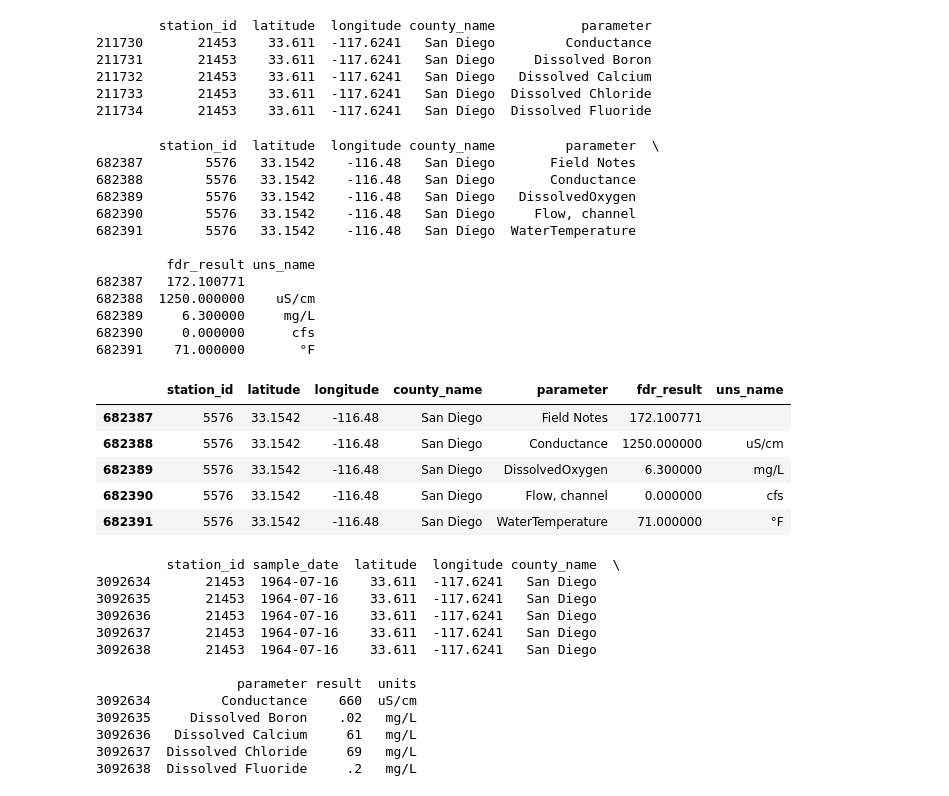
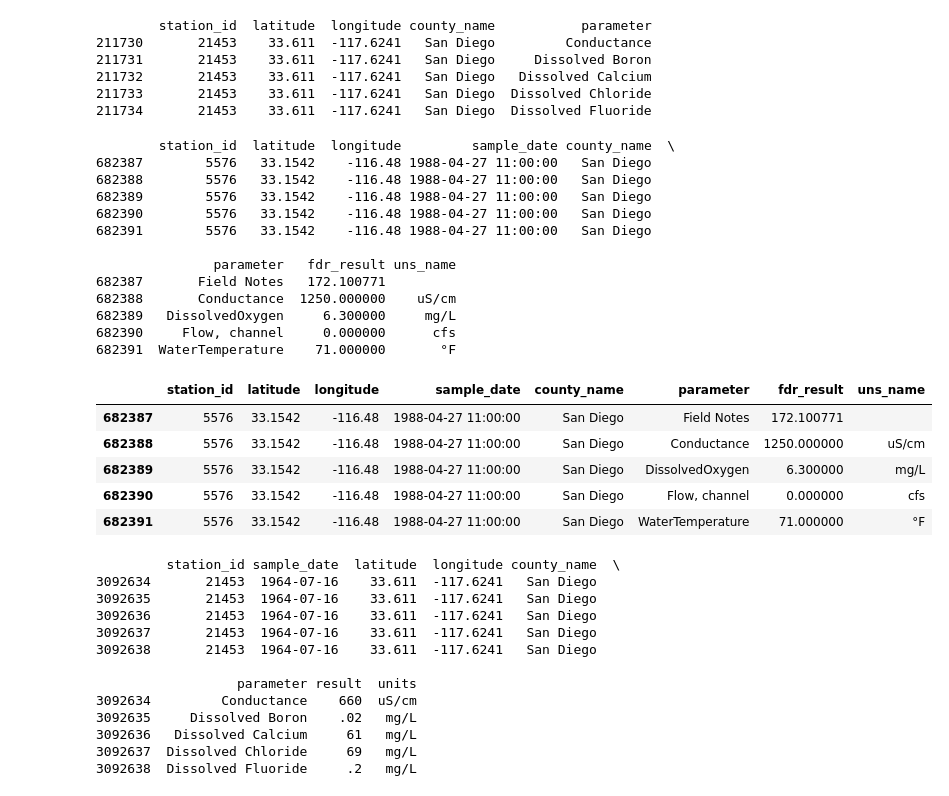
Before and after one commit to vickyvanderwagt/Identifying-Optimal-Location-for-San-Diego-Water-Treatment-Plant, a Jupyter notebook: ADS508 Final Project_vicky_27mar2024-Copy1.ipynb, the cells around one changed output. Drawn from its saved outputs; the diff is of its cells as text; code cells hidden in the pictures.

Commit message:
additional pivoting
extracted parameters as their own columns

```diff
--- a/ADS508 Final Project_vicky_27mar2024-Copy1.ipynb
+++ b/ADS508 Final Project_vicky_27mar2024-Copy1.ipynb
@@ -812,33 +808,33 @@ print(por_sanDiego_df.head())
 211734       21453    33.611  -117.6241   San Diego  Dissolved Fluoride
 # %%
 # Define the columns to keep
-fr_sanDiego_columns = ['station_id', 'latitude', 'longitude', 'county_name', 'parameter', 'fdr_result', 'uns_name']
+fr_sanDiego_columns = ['station_id', 'latitude', 'longitude', 'sample_date','county_name', 'parameter', 'fdr_result', 'uns_name']
 
 # Filter the DataFrame to keep only the desired columns
 fr_sanDiego_df = fr_sanDiego[fr_sanDiego_columns]
 
 print(fr_sanDiego_df.head())
 fr_sanDiego_df.head()
 # %% [output]
-        station_id  latitude  longitude county_name         parameter  \
-682387        5576   33.1542    -116.48   San Diego       Field Notes
-682388        5576   33.1542    -116.48   San Diego       Conductance
-682389        5576   33.1542    -116.48   San Diego   DissolvedOxygen
-682390        5576   33.1542    -116.48   San Diego     Flow, channel
-682391        5576   33.1542    -116.48   San Diego  WaterTemperature
+        station_id  latitude  longitude         sample_date county_name  \
+682387        5576   33.1542    -116.48 1988-04-27 11:00:00   San Diego
+682388        5576   33.1542    -116.48 1988-04-27 11:00:00   San Diego
+682389        5576   33.1542    -116.48 1988-04-27 11:00:00   San Diego
+682390        5576   33.1542    -116.48 1988-04-27 11:00:00   San Diego
+682391        5576   33.1542    -116.48 1988-04-27 11:00:00   San Diego
 
-         fdr_result uns_name
-682387   172.100771
-682388  1250.000000    uS/cm
-682389     6.300000     mg/L
-682390     0.000000      cfs
-682391    71.000000       °F
+               parameter   fdr_result uns_name
+682387       Field Notes   172.100771
+682388       Conductance  1250.000000    uS/cm
+682389   DissolvedOxygen     6.300000     mg/L
+682390     Flow, channel     0.000000      cfs
+682391  WaterTemperature    71.000000       °F
-|  | station_id | latitude | longitude | county_name | parameter | fdr_result | uns_name |
-| 682387 | 5576 | 33.1542 | -116.48 | San Diego | Field Notes | 172.100771 |  |
-| 682388 | 5576 | 33.1542 | -116.48 | San Diego | Conductance | 1250.000000 | uS/cm |
-| 682389 | 5576 | 33.1542 | -116.48 | San Diego | DissolvedOxygen | 6.300000 | mg/L |
-| 682390 | 5576 | 33.1542 | -116.48 | San Diego | Flow, channel | 0.000000 | cfs |
-| 682391 | 5576 | 33.1542 | -116.48 | San Diego | WaterTemperature | 71.000000 | °F |
+|  | station_id | latitude | longitude | sample_date | county_name | parameter | fdr_result | uns_name |
+| 682387 | 5576 | 33.1542 | -116.48 | 1988-04-27 11:00:00 | San Diego | Field Notes | 172.100771 |  |
+| 682388 | 5576 | 33.1542 | -116.48 | 1988-04-27 11:00:00 | San Diego | Conductance | 1250.000000 | uS/cm |
+| 682389 | 5576 | 33.1542 | -116.48 | 1988-04-27 11:00:00 | San Diego | DissolvedOxygen | 6.300000 | mg/L |
+| 682390 | 5576 | 33.1542 | -116.48 | 1988-04-27 11:00:00 | San Diego | Flow, channel | 0.000000 | cfs |
+| 682391 | 5576 | 33.1542 | -116.48 | 1988-04-27 11:00:00 | San Diego | WaterTemperature | 71.000000 | °F |
 # %%
 
 
```
Also changed, not shown: parts of 13 cells of this notebook.
